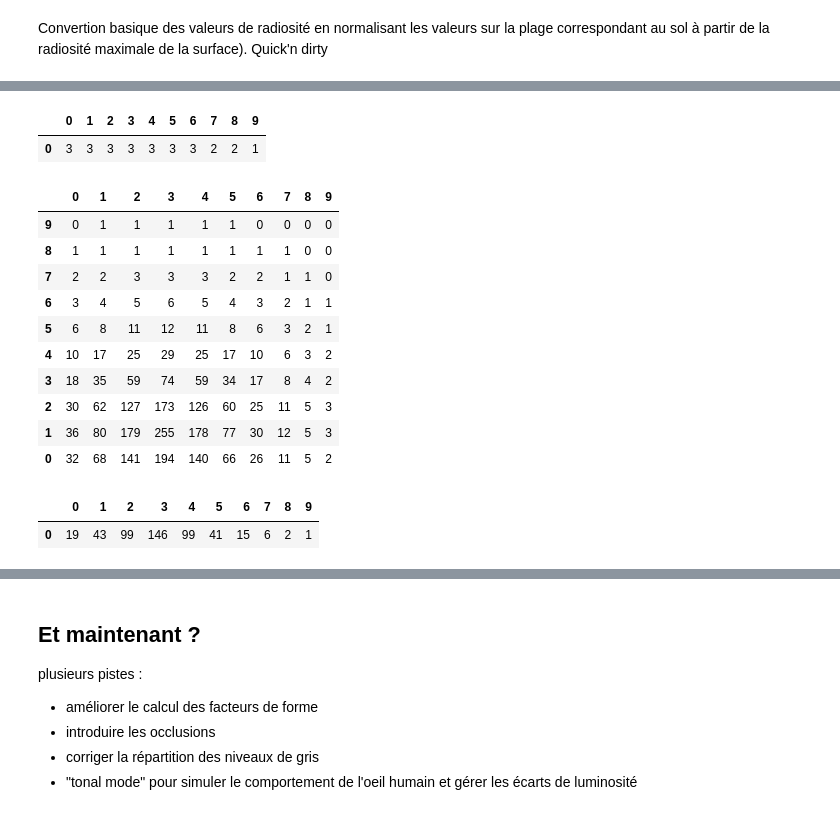
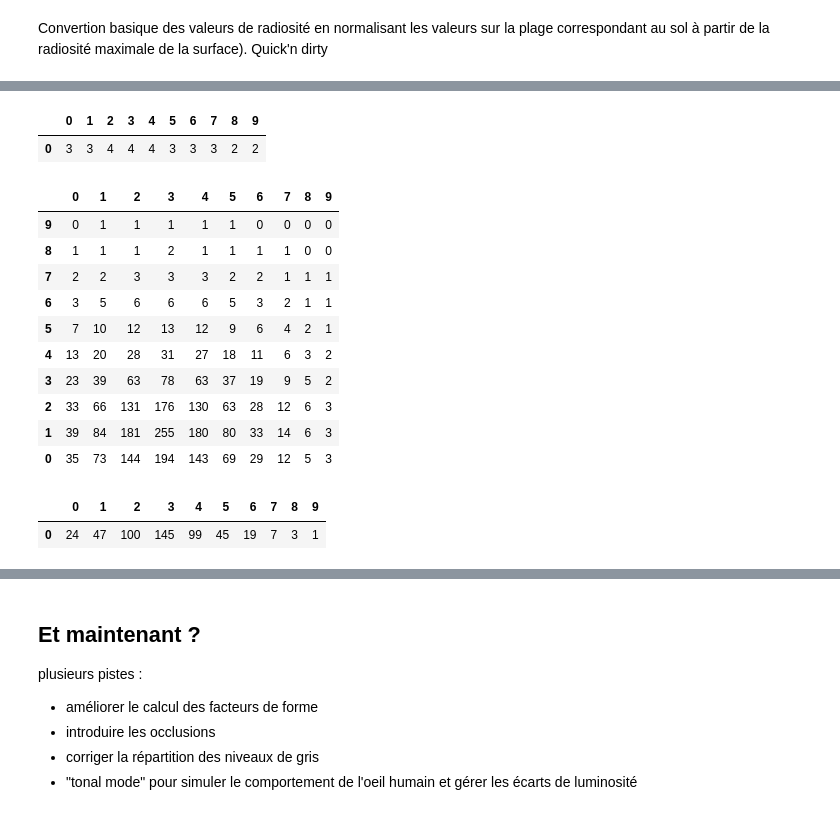
Before and after one commit to hern42/SpaceBanner, a Jupyter notebook: Notebooks/lighting_radiosity.ipynb, the cells around one changed output, grey strips where cells are left out. Drawn from its saved outputs; the diff is of its cells as text; code cells hidden in the pictures.

Commit message:
[notebooks, lighting, radiosity] quelques corrections sur le test de la scène sans occlusion

```diff
--- a/Notebooks/lighting_radiosity.ipynb
+++ b/Notebooks/lighting_radiosity.ipynb
@@ -27,3 +25,6 @@ print("random generator: OK")
 # %% [output]
 imports: OK
 random generator: OK
+# %%
+DEFAULT_RHO = 0.55
+print(f"default reflectance rho value = {DEFAULT_RHO}")
@@ -79,7 +82,7 @@ class Rect():
         Rect.count += 1
         return Rect.count
 
-    def __init__(self, cmin, cmax, norm, rho=0.55, E=0.):
+    def __init__(self, cmin, cmax, norm, rho=DEFAULT_RHO, E=0.):
         self.idt = Rect.next()
 
         # Radiosity
@@ -98,14 +101,20 @@ class Rect():
         self.area = self.lx*self.ly + self.lx*self.lz + self.ly*self.lz
 
         # Patchs
-        self.split()
+        self.split(0.5,0.5,0.5)
         print(f"{self.idt} {self.cmin} {self.cmax} area:{self.area}")
 
-    def initLightSource(self, E, rho):
+    def initLightSource(self, E, rho=0.):
         self.E = E
         self.B = E
         self.dB = E
         self.rho = rho
+
+    def resetRadiosity(self, rho=DEFAULT_RHO):
+        self.B = self.E
+        self.dE = self.E
+        self.rho = rho
+
 
     def getRndUV(self, umin, umax, vmin, vmax):
         # TODO: p have to be in ]0;1[ to avoid the r = 0 case (in Ri T Rj)
@@ -721,59 +740,70 @@ def destructiveGnlRatioToRGB(source):
         for u in range(maxu):
             if source[u] != 0.:
                 source[u] = int(abs(source[u]) * 255)
     elif dim == 2:
         maxy = np.shape(source)[0]
         maxx = np.shape(source)[1]
         for y in range(maxy):
             for x in range(maxx):
                 if source[y, x] != 0.:
                     source[y, x] = int(abs(source[y, x]) * 255)
 
 def fcoldisplay(data, msg=""):
     df = pd.DataFrame(data).sort_index(ascending=False, axis=0)
     s = df.style.applymap(color_max_red)
     if msg!="":
         display(HTML("<b>"+msg+"</b>"))
     display(HTML(s.render()+"</br>"))
 
 def fcoldisplayTrans(data, msg=""):
     df = pd.DataFrame(data).sort_index(ascending=True, axis=0).transpose()
     s = df.style.applymap(color_max_red)
     if msg!="":
         display(HTML("<b>"+msg+"</b>"))
     display(HTML(s.render()+"</br>"))
 
-m = normalizeMatrix(B_floor)
-destructiveGnlRatioToRGB(B_floor)
-#normalizeMatrix(B_ceiling, m)
-#destructiveGnlRatioToRGB(B_ceiling)
-normalizeMatrix(B_NWall, m)
-destructiveGnlRatioToRGB(B_NWall)
-normalizeMatrix(B_SWall, m)
-destructiveGnlRatioToRGB(B_SWall)
-#normalizeMatrix(B_WWall, m)
-#destructiveGnlRatioToRGB(B_WWall)
-#normalizeMatrix(B_EWall, m)
-#destructiveGnlRatioToRGB(B_EWall)
+B_floor_std = np.copy(B_floor)
+m = normalizeMatrix(B_floor_std)
+destructiveGnlRatioToRGB(B_floor_std)
 
-fcoldisplayTrans(B_SWall)
-fcoldisplay(B_floor)
-fcoldisplayTrans(B_NWall)
+#B_ceiling_std = np.copy(B_ceiling)
+#normalizeMatrix(B_ceiling_std, m)
+#destructiveGnlRatioToRGB(B_ceiling_std)
+
+B_NWall_std = np.copy(B_NWall)
+normalizeMatrix(B_NWall_std, m)
+destructiveGnlRatioToRGB(B_NWall_std)
+
+B_SWall_std = np.copy(B_SWall)
+normalizeMatrix(B_SWall_std, m)
+destructiveGnlRatioToRGB(B_SWall_std)
+
+#B_WWall_std = np.copy(B_WWall)
+#normalizeMatrix(B_WWall_std, m)
+#destructiveGnlRatioToRGB(B_WWall_std)
+
+#B_EWall_std = np.copy(B_EWall)
+#normalizeMatrix(B_EWall_std, m)
+#destructiveGnlRatioToRGB(B_EWall_std)
+
+fcoldisplayTrans(B_SWall_std)
+fcoldisplay(B_floor_std)
+fcoldisplayTrans(B_NWall_std)
 # %% [output]
 |  | 0 | 1 | 2 | 3 | 4 | 5 | 6 | 7 | 8 | 9 |
-| 0 | 3 | 3 | 3 | 3 | 3 | 3 | 3 | 2 | 2 | 1 |
+| 0 | 3 | 3 | 4 | 4 | 4 | 3 | 3 | 3 | 2 | 2 |
 |  | 0 | 1 | 2 | 3 | 4 | 5 | 6 | 7 | 8 | 9 |
 | 9 | 0 | 1 | 1 | 1 | 1 | 1 | 0 | 0 | 0 | 0 |
-| 8 | 1 | 1 | 1 | 1 | 1 | 1 | 1 | 1 | 0 | 0 |
-| 7 | 2 | 2 | 3 | 3 | 3 | 2 | 2 | 1 | 1 | 0 |
-| 6 | 3 | 4 | 5 | 6 | 5 | 4 | 3 | 2 | 1 | 1 |
-| 5 | 6 | 8 | 11 | 12 | 11 | 8 | 6 | 3 | 2 | 1 |
-| 4 | 10 | 17 | 25 | 29 | 25 | 17 | 10 | 6 | 3 | 2 |
-| 3 | 18 | 35 | 59 | 74 | 59 | 34 | 17 | 8 | 4 | 2 |
-| 2 | 30 | 62 | 127 | 173 | 126 | 60 | 25 | 11 | 5 | 3 |
-| 1 | 36 | 80 | 179 | 255 | 178 | 77 | 30 | 12 | 5 | 3 |
-| 0 | 32 | 68 | 141 | 194 | 140 | 66 | 26 | 11 | 5 | 2 |
+| 8 | 1 | 1 | 1 | 2 | 1 | 1 | 1 | 1 | 0 | 0 |
+| 7 | 2 | 2 | 3 | 3 | 3 | 2 | 2 | 1 | 1 | 1 |
+| 6 | 3 | 5 | 6 | 6 | 6 | 5 | 3 | 2 | 1 | 1 |
+| 5 | 7 | 10 | 12 | 13 | 12 | 9 | 6 | 4 | 2 | 1 |
+| 4 | 13 | 20 | 28 | 31 | 27 | 18 | 11 | 6 | 3 | 2 |
+| 3 | 23 | 39 | 63 | 78 | 63 | 37 | 19 | 9 | 5 | 2 |
+| 2 | 33 | 66 | 131 | 176 | 130 | 63 | 28 | 12 | 6 | 3 |
+| 1 | 39 | 84 | 181 | 255 | 180 | 80 | 33 | 14 | 6 | 3 |
+| 0 | 35 | 73 | 144 | 194 | 143 | 69 | 29 | 12 | 5 | 3 |
 |  | 0 | 1 | 2 | 3 | 4 | 5 | 6 | 7 | 8 | 9 |
-| 0 | 19 | 43 | 99 | 146 | 99 | 41 | 15 | 6 | 2 | 1 |
+| 0 | 24 | 47 | 100 | 145 | 99 | 45 | 19 | 7 | 3 | 1 |
 # %% [markdown]
 ## Bilan
```
Also changed, not shown: parts of 21 cells of this notebook.
